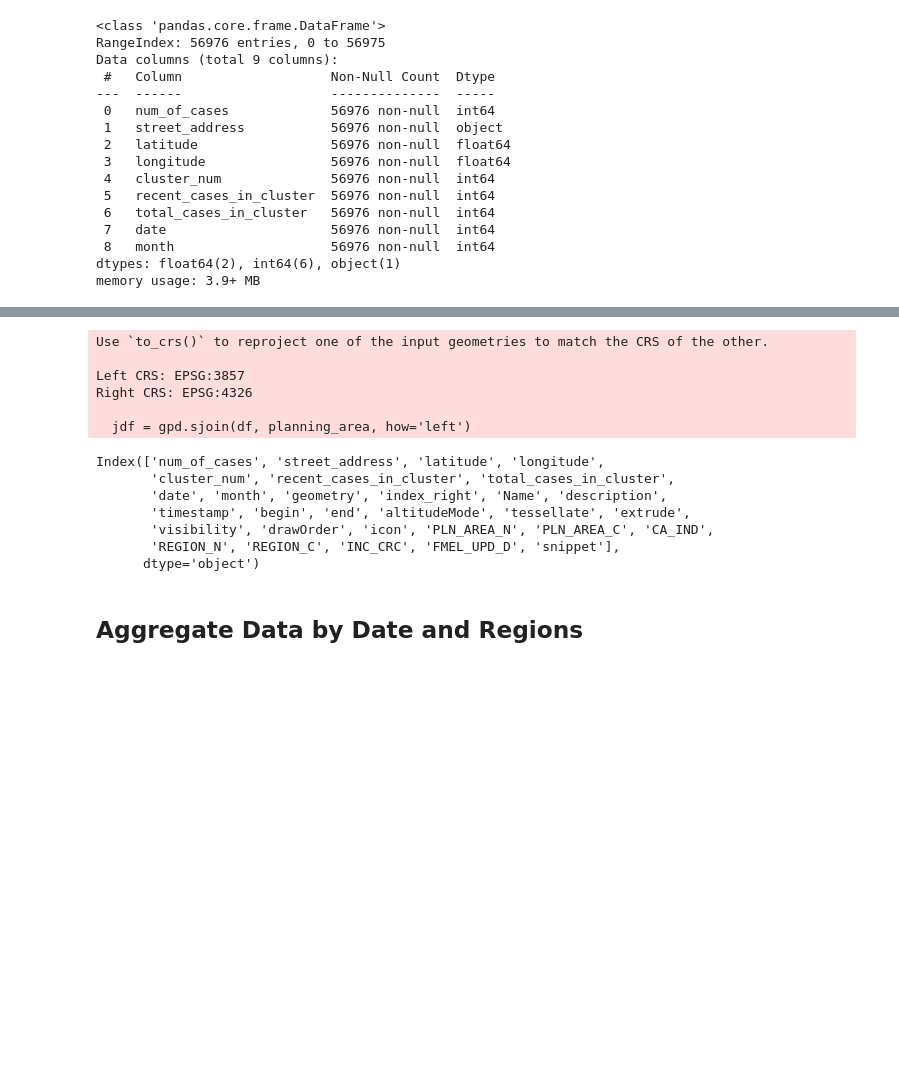
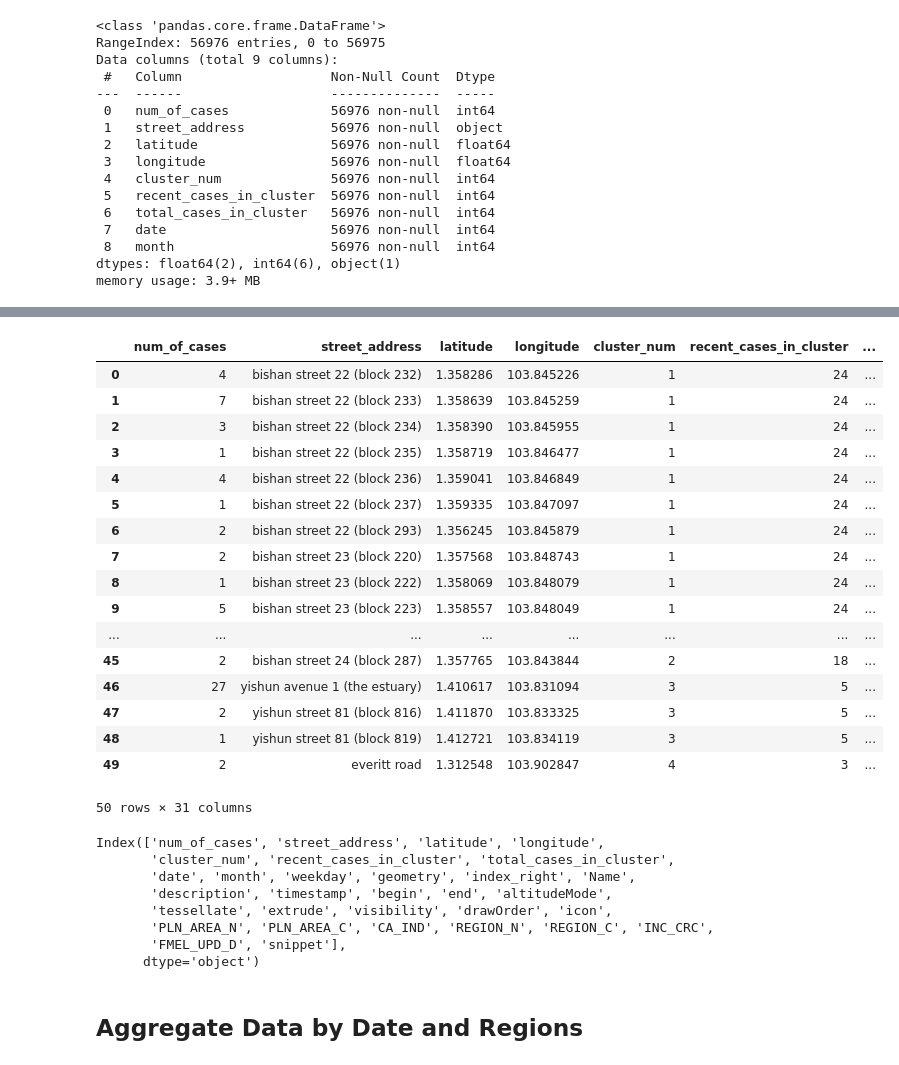
Before and after one commit to sherenaLIM/Predictive-Model-for-Dengue-Forked, a Jupyter notebook: code/Dengue_Data_Clusters_Yusheng.ipynb, the cells around one changed output, grey strips where cells are left out. Saved outputs shown, nothing was run; the diff lists cells and outputs as text; code cells hidden in the pictures; blank space fills up the shorter version.

Commit message:
Aggregated cluster data to regions

```diff
--- a/code/Dengue_Data_Clusters_Yusheng.ipynb
+++ b/code/Dengue_Data_Clusters_Yusheng.ipynb
@@ -91,7 +95,7 @@ df.describe()
 | max | 104.000000 | 1.466968 | 103.973141 | 393.000000 | 92.000000 | 381.000000 | 201106.000000 | ... |
 # %%
 # convert date to datetime dtype
-df['date'] = pd.to_datetime(df['date'], format='%y%M%d')
+df['date'] = pd.to_datetime(df['date'], format='%y%m%d')
 # %%
 # check which ones are sundays
 df['date'].dt.dayofweek.value_counts()
@@ -127,0 +109,4 @@ array(['2015-01-11T00:08:00.000000000', '2015-01-25T00:08:00.000000000',
+# %%
+# check out case distribution by weekdays
+df['weekday'] = df['date'].dt.dayofweek
+df.groupby('weekday').describe()
@@ -135,7 +130,7 @@ df['geometry'] = gpd.points_from_xy(x=df['longitude'], y=df['latitude'])
 
 # convert to GeoDataFrame
 df = gpd.GeoDataFrame(df)
-df.set_crs(epsg=3857, inplace=True)
+df.set_crs(epsg=4326, inplace=True)
 # %% [output]
 |  | num_of_cases | street_address | latitude | longitude | cluster_num | recent_cases_in_cluster | ... |
 | 0 | 4 | bishan street 22 (block 232) | 1.358286 | 103.845226 | 1 | 24 | ... |
@@ -153,21 +148,36 @@ df.set_crs(epsg=3857, inplace=True)
 # %%
 jdf = gpd.sjoin(df, planning_area, how='left')
-# %% [output]
-Use `to_crs()` to reproject one of the input geometries to match the CRS of the other.
-
-Left CRS: EPSG:3857
-Right CRS: EPSG:4326
-
-  jdf = gpd.sjoin(df, planning_area, how='left')
+# %%
+jdf.head(50)
+# %% [output]
+|  | num_of_cases | street_address | latitude | longitude | cluster_num | recent_cases_in_cluster | ... |
+| 0 | 4 | bishan street 22 (block 232) | 1.358286 | 103.845226 | 1 | 24 | ... |
+| 1 | 7 | bishan street 22 (block 233) | 1.358639 | 103.845259 | 1 | 24 | ... |
+| 2 | 3 | bishan street 22 (block 234) | 1.358390 | 103.845955 | 1 | 24 | ... |
+| 3 | 1 | bishan street 22 (block 235) | 1.358719 | 103.846477 | 1 | 24 | ... |
+| 4 | 4 | bishan street 22 (block 236) | 1.359041 | 103.846849 | 1 | 24 | ... |
+| 5 | 1 | bishan street 22 (block 237) | 1.359335 | 103.847097 | 1 | 24 | ... |
+| 6 | 2 | bishan street 22 (block 293) | 1.356245 | 103.845879 | 1 | 24 | ... |
+| 7 | 2 | bishan street 23 (block 220) | 1.357568 | 103.848743 | 1 | 24 | ... |
+| 8 | 1 | bishan street 23 (block 222) | 1.358069 | 103.848079 | 1 | 24 | ... |
+| 9 | 5 | bishan street 23 (block 223) | 1.358557 | 103.848049 | 1 | 24 | ... |
+| ... | ... | ... | ... | ... | ... | ... | ... |
+| 45 | 2 | bishan street 24 (block 287) | 1.357765 | 103.843844 | 2 | 18 | ... |
+| 46 | 27 | yishun avenue 1 (the estuary) | 1.410617 | 103.831094 | 3 | 5 | ... |
+| 47 | 2 | yishun street 81 (block 816) | 1.411870 | 103.833325 | 3 | 5 | ... |
+| 48 | 1 | yishun street 81 (block 819) | 1.412721 | 103.834119 | 3 | 5 | ... |
+| 49 | 2 | everitt road | 1.312548 | 103.902847 | 4 | 3 | ... |
+50 rows × 31 columns
 # %%
 jdf.columns
 # %% [output]
 Index(['num_of_cases', 'street_address', 'latitude', 'longitude',
        'cluster_num', 'recent_cases_in_cluster', 'total_cases_in_cluster',
-       'date', 'month', 'geometry', 'index_right', 'Name', 'description',
-       'timestamp', 'begin', 'end', 'altitudeMode', 'tessellate', 'extrude',
-       'visibility', 'drawOrder', 'icon', 'PLN_AREA_N', 'PLN_AREA_C', 'CA_IND',
-       'REGION_N', 'REGION_C', 'INC_CRC', 'FMEL_UPD_D', 'snippet'],
+       'date', 'month', 'weekday', 'geometry', 'index_right', 'Name',
+       'description', 'timestamp', 'begin', 'end', 'altitudeMode',
+       'tessellate', 'extrude', 'visibility', 'drawOrder', 'icon',
+       'PLN_AREA_N', 'PLN_AREA_C', 'CA_IND', 'REGION_N', 'REGION_C', 'INC_CRC',
+       'FMEL_UPD_D', 'snippet'],
       dtype='object')
 # %%
 # extract only needed columns
```
Also changed, not shown: parts of 16 cells of this notebook, 2 other files.
